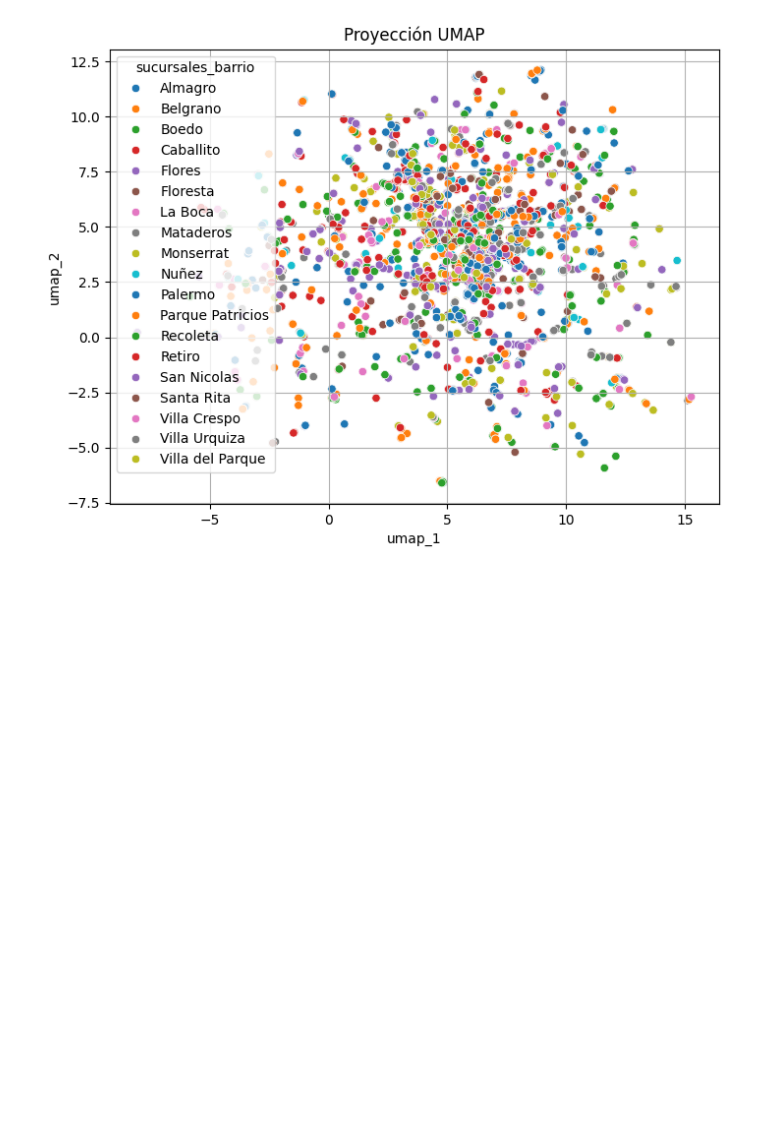
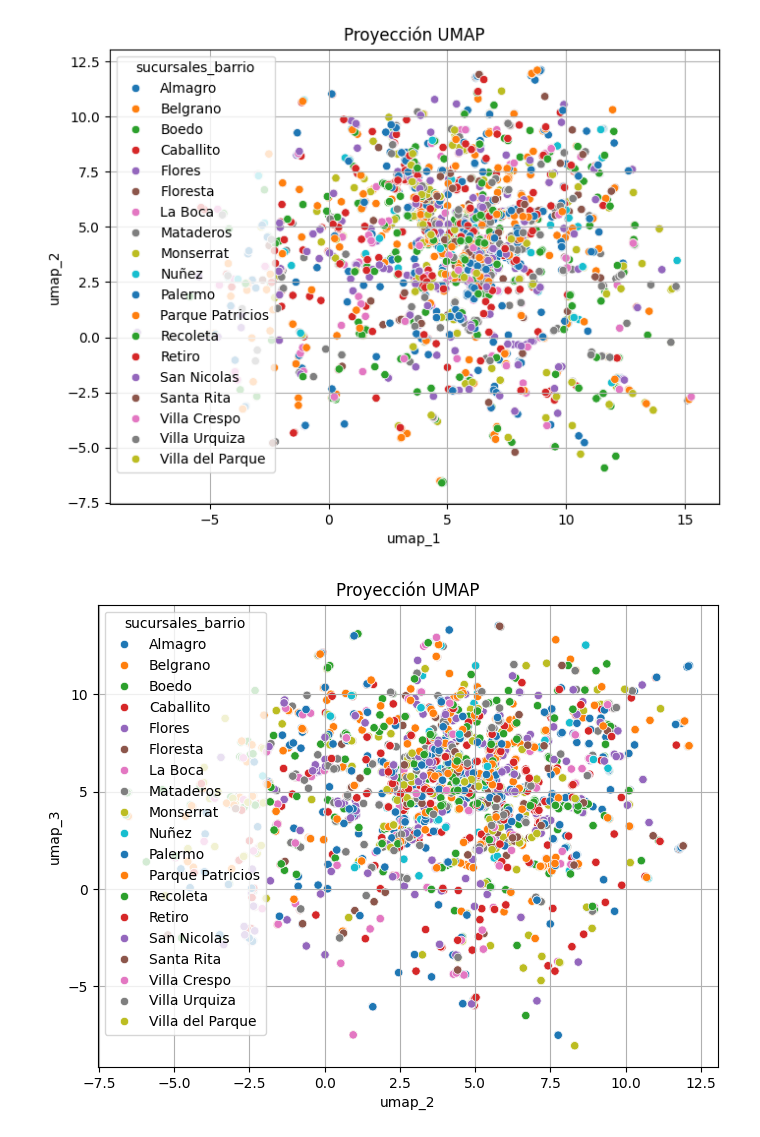
Before and after one commit to CEIA-MBer-ATacc/ceia_add_tps, a Jupyter notebook: TP2/TP2_productos.ipynb, the cells around one changed output. Drawn from its saved outputs; the diff is of its cells as text; code cells hidden in the pictures; blank space fills up the shorter version.

```diff
--- a/TP2/TP2_productos.ipynb
+++ b/TP2/TP2_productos.ipynb
@@ -681,3 +695,11 @@ plt.grid(True)
 plt.show()
 # %% [output]
 [figure]
+# %%
+plt.figure(figsize=(8, 6))
+sns.scatterplot(data=X_umap_df, x='umap_2', y='umap_3', hue=y, palette='tab10')
+plt.title('Proyección UMAP')
+plt.grid(True)
+plt.show()
+# %% [output]
+[figure, added]
```
Also changed, not shown: parts of 3 cells of this notebook.
